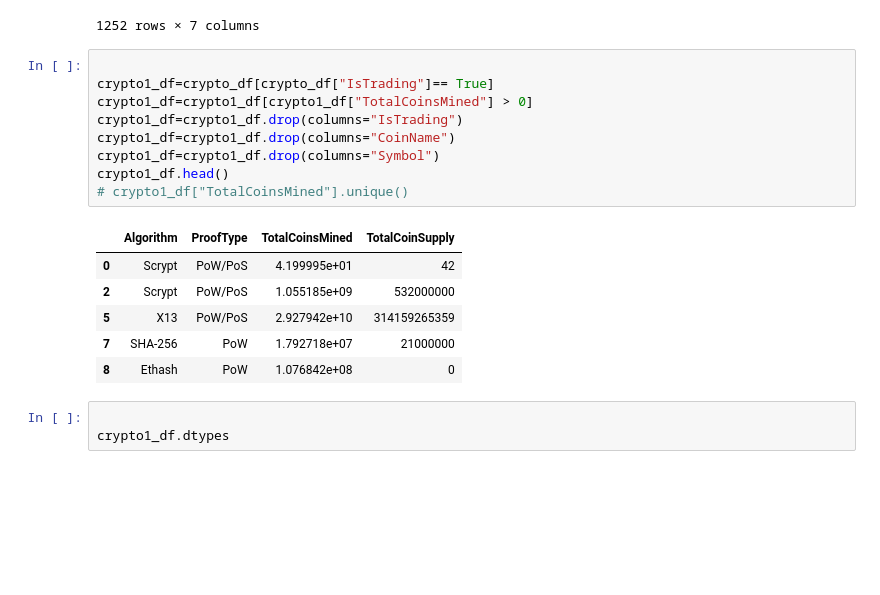
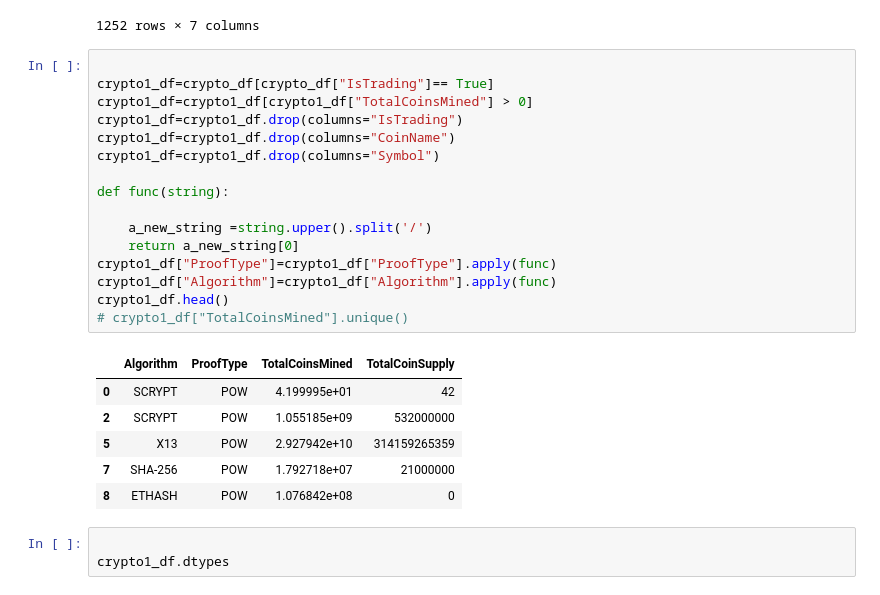
Before and after one commit to granginderpreet/Unsupervised-Learning, a Jupyter notebook: Unsupervised_Learning.ipynb, the cells around one changed output. Saved outputs shown, nothing was run; the diff lists cells and outputs as text; blank space fills up the shorter version.

```diff
--- a/Unsupervised_Learning.ipynb
+++ b/Unsupervised_Learning.ipynb
@@ -43,19 +43,26 @@ crypto_df
 # %%
 
 crypto1_df=crypto_df[crypto_df["IsTrading"]== True]
 crypto1_df=crypto1_df[crypto1_df["TotalCoinsMined"] > 0]
 crypto1_df=crypto1_df.drop(columns="IsTrading")
 crypto1_df=crypto1_df.drop(columns="CoinName")
 crypto1_df=crypto1_df.drop(columns="Symbol")
+
+def func(string):
+
+    a_new_string =string.upper().split('/')
+    return a_new_string[0]
+crypto1_df["ProofType"]=crypto1_df["ProofType"].apply(func)
+crypto1_df["Algorithm"]=crypto1_df["Algorithm"].apply(func)
 crypto1_df.head()
 # crypto1_df["TotalCoinsMined"].unique()
 # %% [output]
 |  | Algorithm | ProofType | TotalCoinsMined | TotalCoinSupply |
-| 0 | Scrypt | PoW/PoS | 4.199995e+01 | 42 |
-| 2 | Scrypt | PoW/PoS | 1.055185e+09 | 532000000 |
-| 5 | X13 | PoW/PoS | 2.927942e+10 | 314159265359 |
-| 7 | SHA-256 | PoW | 1.792718e+07 | 21000000 |
-| 8 | Ethash | PoW | 1.076842e+08 | 0 |
+| 0 | SCRYPT | POW | 4.199995e+01 | 42 |
+| 2 | SCRYPT | POW | 1.055185e+09 | 532000000 |
+| 5 | X13 | POW | 2.927942e+10 | 314159265359 |
+| 7 | SHA-256 | POW | 1.792718e+07 | 21000000 |
+| 8 | ETHASH | POW | 1.076842e+08 | 0 |
 # %%
 
 crypto1_df.dtypes
```
Also changed, not shown: parts of 4 cells of this notebook, 1 other file.
